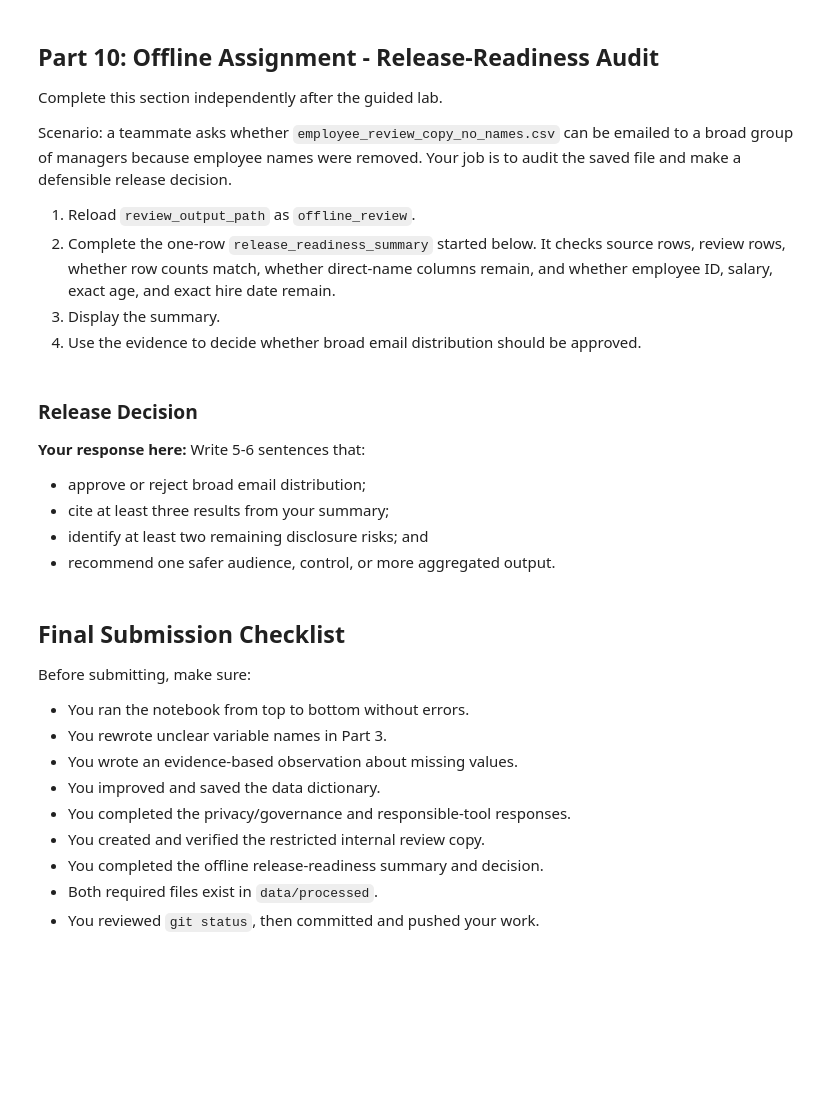
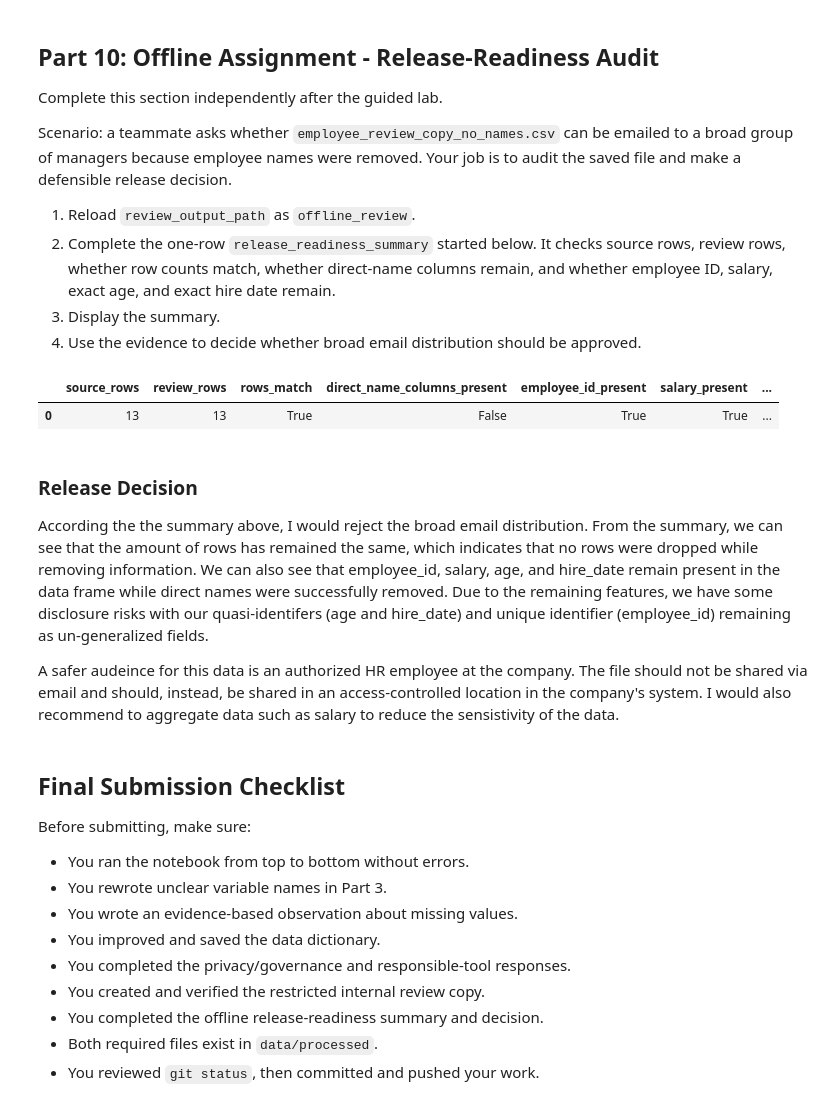
Before and after one commit to cassandrakgomez/ban6003-week03-04-cassandragomez, a Jupyter notebook: notebooks/week4_github_repro_governance_lab.ipynb, the cells around one changed output. Saved outputs shown, nothing was run; the diff lists cells and outputs as text; code cells hidden in the pictures; blank space fills up the shorter version.

Commit message:
Completed Week 4 Lab + Offline Assignment

```diff
--- a/notebooks/week4_github_repro_governance_lab.ipynb
+++ b/notebooks/week4_github_repro_governance_lab.ipynb
@@ -405,30 +395,31 @@ Scenario: a teammate asks whether `employee_review_copy_no_names.csv` can be ema
 # %%
 # Offline Assignment
 # Hint: use `"column_name" in offline_review.columns` for each remaining-field check.
 # The direct-name check is already completed as an example.
 offline_review = pd.read_csv(review_output_path)
 
 release_readiness_summary = pd.DataFrame([{
     "source_rows": len(employees_raw),
     "review_rows": len(offline_review),
     "rows_match": len(employees_raw) == len(offline_review),
     "direct_name_columns_present": bool(set(direct_name_columns) & set(offline_review.columns)),
-    "employee_id_present": None,  # TODO
-    "salary_present": None,  # TODO
-    "exact_age_present": None,  # TODO
-    "exact_hire_date_present": None,  # TODO
+    "employee_id_present": "employee_id" in offline_review.columns,
+    "salary_present": "salary" in offline_review.columns,
+    "exact_age_present": "age" in offline_review.columns,
+    "exact_hire_date_present": "hire_date" in offline_review.columns,
 }])
 
 release_readiness_summary
+# %% [output]
+|  | source_rows | review_rows | rows_match | direct_name_columns_present | employee_id_present | salary_present | ... |
+| 0 | 13 | 13 | True | False | True | True | ... |
 # %% [markdown]
 ### Release Decision
 
-**Your response here:** Write 5-6 sentences that:
+According the the summary above, I would reject the broad email distribution. From the summary, we can see that the amount of rows has remained the same, which indicates that no rows were dropped while removing information. We can also see that employee_id, salary, age, and hire_date remain present in the data frame while direct names were successfully removed.
+Due to the remaining features, we have some disclosure risks with our quasi-identifers (age and hire_date) and unique identifier (employee_id) remaining as un-generalized fields.
 
-- approve or reject broad email distribution;
-- cite at least three results from your summary;
-- identify at least two remaining disclosure risks; and
-- recommend one safer audience, control, or more aggregated output.
+A safer audeince for this data is an authorized HR employee at the company. The file should not be shared via email and should, instead, be shared in an access-controlled location in the company's system. I would also recommend to aggregate data such as salary to reduce the sensistivity of the data.
 # %% [markdown]
 ## Final Submission Checklist
 
```
Also changed, not shown: parts of 4 cells of this notebook.
